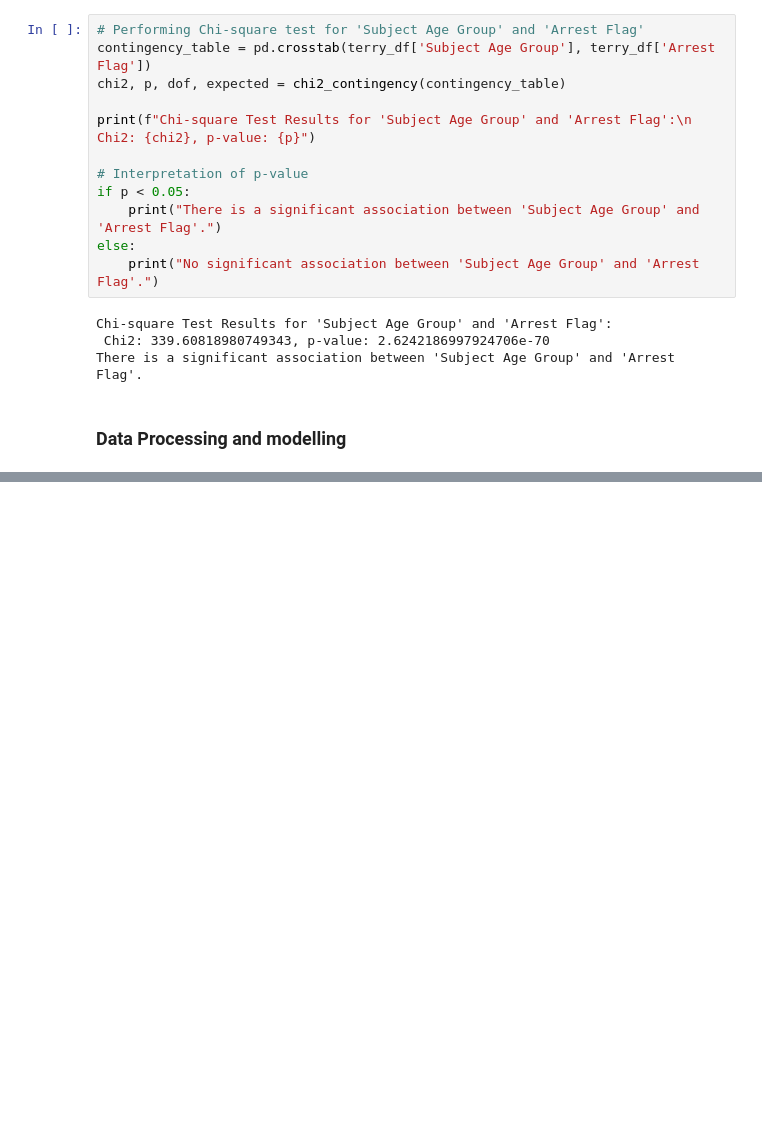
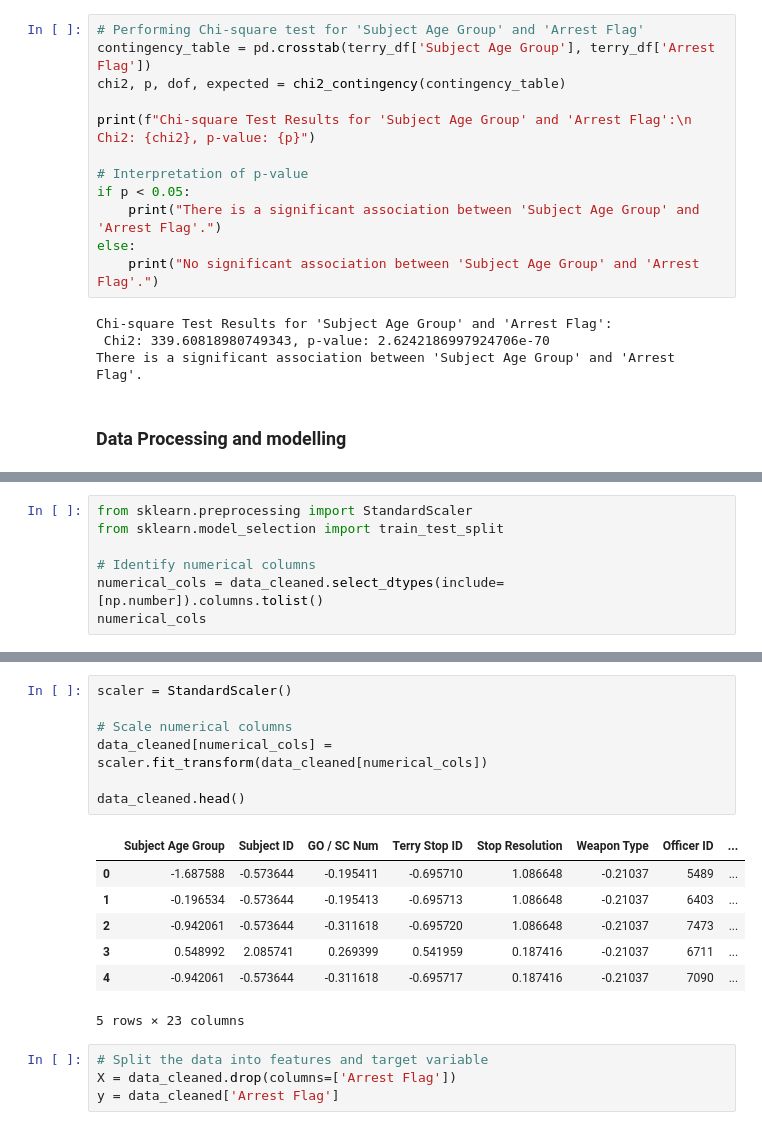
Before and after one commit to DavidGathimbaM/Terry-Traffic-Stops-Data-Science, a Jupyter notebook: index.ipynb, the cells around one changed output, grey strips where cells are left out. Drawn from its saved outputs; the diff is of its cells as text; blank space fills up the shorter version.

```diff
--- a/index.ipynb
+++ b/index.ipynb
@@ -222,0 +309,7 @@ There is a significant association between 'Subject Age Group' and 'Arrest Flag'
+# %%
+from sklearn.preprocessing import StandardScaler
+from sklearn.model_selection import train_test_split
+
+# Identify numerical columns
+numerical_cols = data_cleaned.select_dtypes(include=[np.number]).columns.tolist()
+numerical_cols
@@ -222,0 +326,19 @@ There is a significant association between 'Subject Age Group' and 'Arrest Flag'
+# %%
+scaler = StandardScaler()
+
+# Scale numerical columns
+data_cleaned[numerical_cols] = scaler.fit_transform(data_cleaned[numerical_cols])
+
+data_cleaned.head()
+# %% [output]
+|  | Subject Age Group | Subject ID | GO / SC Num | Terry Stop ID | Stop Resolution | Weapon Type | Officer ID | ... |
+| 0 | -1.687588 | -0.573644 | -0.195411 | -0.695710 | 1.086648 | -0.21037 | 5489 | ... |
+| 1 | -0.196534 | -0.573644 | -0.195413 | -0.695713 | 1.086648 | -0.21037 | 6403 | ... |
+| 2 | -0.942061 | -0.573644 | -0.311618 | -0.695720 | 1.086648 | -0.21037 | 7473 | ... |
+| 3 | 0.548992 | 2.085741 | 0.269399 | 0.541959 | 0.187416 | -0.21037 | 6711 | ... |
+| 4 | -0.942061 | -0.573644 | -0.311618 | -0.695717 | 0.187416 | -0.21037 | 7090 | ... |
+5 rows × 23 columns
+# %%
+# Split the data into features and target variable
+X = data_cleaned.drop(columns=['Arrest Flag'])
+y = data_cleaned['Arrest Flag']
```
Also changed, not shown: parts of 11 cells of this notebook.
